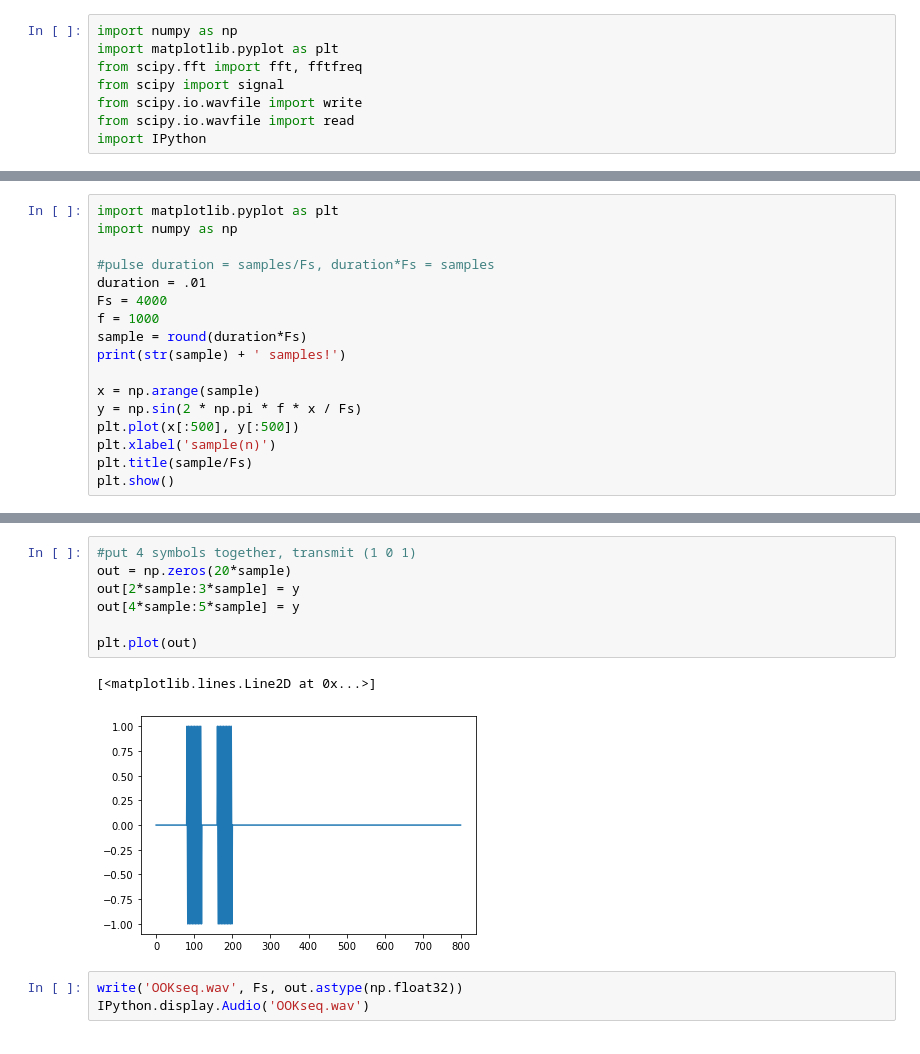
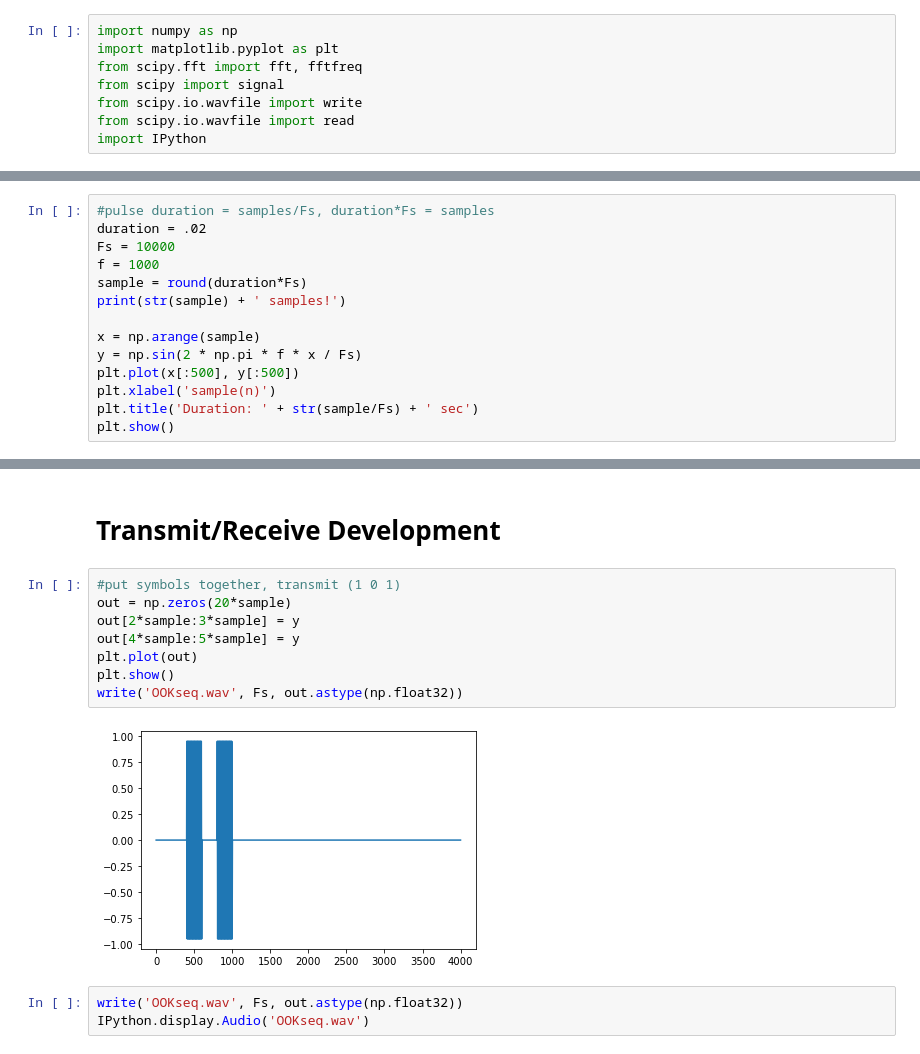
Before and after one commit to AlexDom513/DSP, a Jupyter notebook: Communications/OOK/OOK prototyping.ipynb, the cells around one changed output, grey strips where cells are left out. Cells and saved outputs as stored; diff of their text form.

```diff
--- a/Communications/OOK/OOK prototyping.ipynb
+++ b/Communications/OOK/OOK prototyping.ipynb
@@ -9,10 +11,7 @@ import IPython
 # %%
-import matplotlib.pyplot as plt
-import numpy as np
-
 #pulse duration = samples/Fs, duration*Fs = samples
-duration = .01
-Fs = 4000
+duration = .02
+Fs = 10000
 f = 1000
 sample = round(duration*Fs)
 print(str(sample) + ' samples!')
@@ -21,6 +20,6 @@ x = np.arange(sample)
 y = np.sin(2 * np.pi * f * x / Fs)
 plt.plot(x[:500], y[:500])
 plt.xlabel('sample(n)')
-plt.title(sample/Fs)
+plt.title('Duration: ' + str(sample/Fs) + ' sec')
 plt.show()
 # %% [output]
@@ -31,16 +30,18 @@ write('OOK.wav', Fs, y.astype(np.float32))
 IPython.display.Audio('OOK.wav')
 # %% [output]
 [interactive output not drawn]
+# %% [markdown]
+# Transmit/Receive Development
 # %%
-#put 4 symbols together, transmit (1 0 1)
+#put symbols together, transmit (1 0 1)
 out = np.zeros(20*sample)
 out[2*sample:3*sample] = y
 out[4*sample:5*sample] = y
-
 plt.plot(out)
+plt.show()
+write('OOKseq.wav', Fs, out.astype(np.float32))
 # %% [output]
-[<matplotlib.lines.Line2D at 0x...>]
-[figure, old version]
+[figure, new version]
 # %%
 write('OOKseq.wav', Fs, out.astype(np.float32))
 IPython.display.Audio('OOKseq.wav')
```
Also changed, not shown: parts of 27 cells of this notebook, 4 other files.
